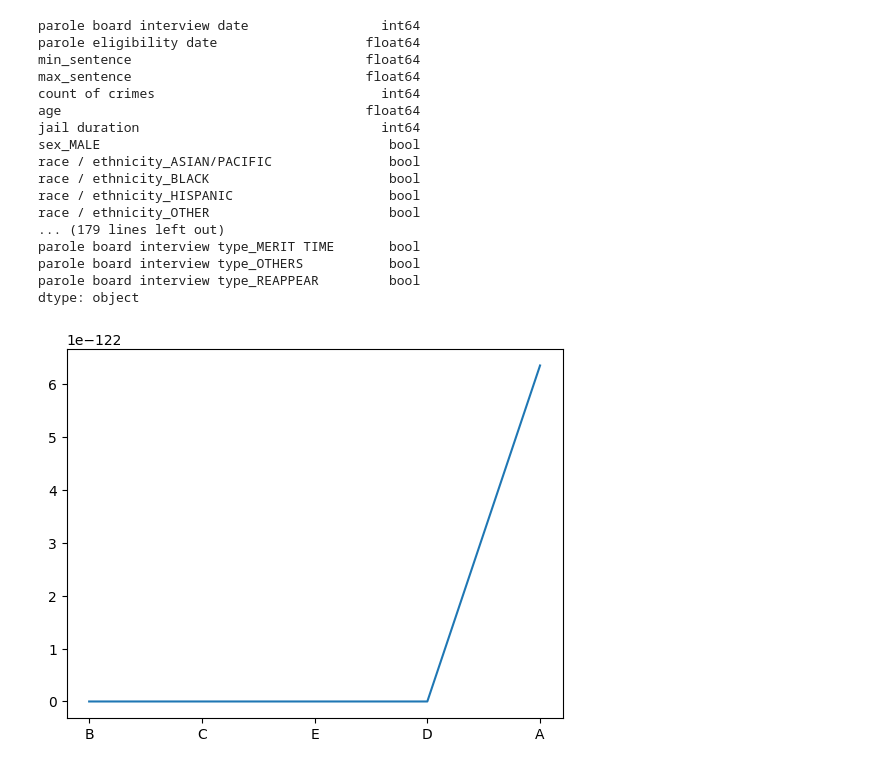
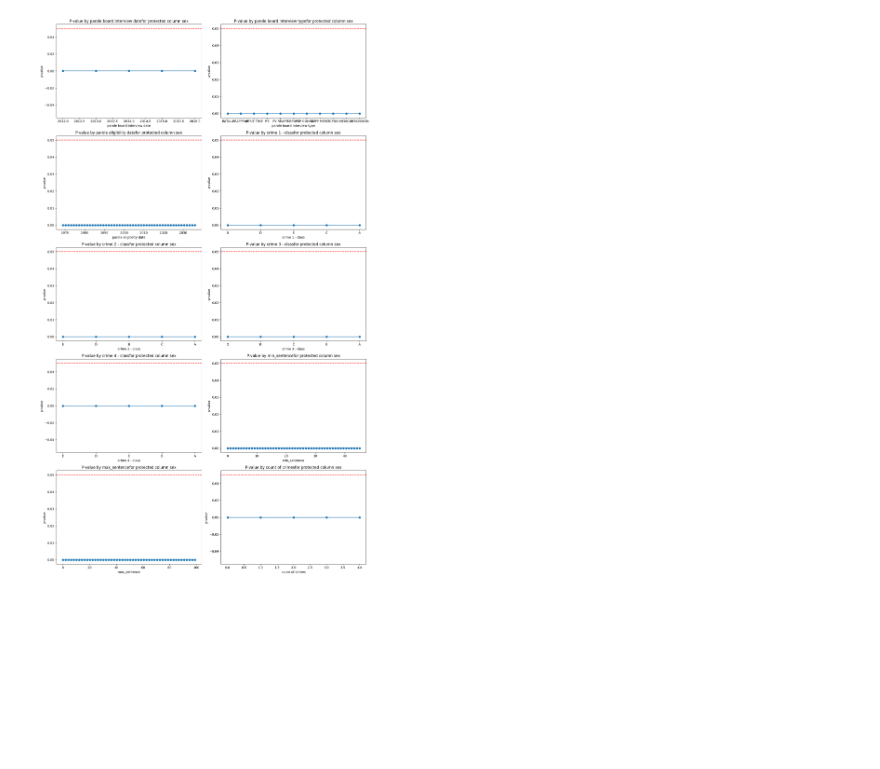
Before and after one commit to Idrissben/Interpretable-jimams, a Jupyter notebook: notebooks/step_9.ipynb, the cells around one changed output. Drawn from its saved outputs; the diff is of its cells as text; code cells hidden in the pictures; blank space fills up the shorter version.

Commit message:
adding plots

```diff
--- a/notebooks/step_9.ipynb
+++ b/notebooks/step_9.ipynb
@@ -62,24 +55,50 @@ def predict_chi_square(model, X, column, protected_column):
     plt.figure()
     plt.plot(values_final, p_values)
     plt.show()
-# %%
-predict_chi_square(xgb_classifier, raw_data.drop('y', axis=1), "crime 1 - class", "sex")
-# %% [output]
-parole board interview date                 int64
-parole eligibility date                   float64
-min_sentence                              float64
-max_sentence                              float64
-count of crimes                             int64
-age                                       float64
-jail duration                               int64
-sex_MALE                                     bool
-race / ethnicity_ASIAN/PACIFIC               bool
-race / ethnicity_BLACK                       bool
-race / ethnicity_HISPANIC                    bool
-race / ethnicity_OTHER                       bool
-... (179 lines left out)
-parole board interview type_MERIT TIME       bool
-parole board interview type_OTHERS           bool
-parole board interview type_REAPPEAR         bool
-dtype: object
-[figure, removed]
+# %%
+import numpy as np
+import matplotlib.pyplot as plt
+import pandas as pd
+from scipy.stats import chi2_contingency
+
+def predict_multiple_chi_square(model, X, columns, protected_column):
+    num_plots = len(columns)
+    num_rows = np.ceil(num_plots / 2).astype(int)  # Calculate the number of rows needed
+    fig, axs = plt.subplots(num_rows, 2, figsize=(15, num_rows * 5))  # Set up the plotting grid
+    axs = axs.flatten()  # Flatten the array of axes for easy iteration
+
+    for idx, column in enumerate(columns):
+        if X[column].dtype == 'float64':
+            values = np.linspace(X[column].min(), X[column].max(), 50)
+        else:
+            values = X[column].unique()
+
+        p_values = []
+        values_final = []
+        for value in values:
+            if not pd.isnull(value):  # More robust check for NaN
+                p_value = replace_predict_chi_square(model, X, column, protected_column, value)
+                p_values.append(p_value)
+                values_final.append(value)
+
+        # Plot on the appropriate subplot
+        ax = axs[idx]
+        ax.plot(values_final, p_values, marker='o')  # Plot the data
+        ax.set_xlabel(column)  # Set the x-axis label to the name of the column
+        ax.set_ylabel('p-value')  # Set the y-axis label to 'p-value'
+        #ax.set_ylim(0, 1)  # Set the y-axis limits from 0 to 1
+        ax.set_title('P-value by ' + column + 'for protected column ' + protected_column)  # Set the title of the subplot
+        ax.axhline(y=0.05, color='r', linestyle='--')  # Add a horizontal red line at p-value = 0.05
+
+    # Hide any unused subplots
+    for ax in axs[num_plots:]:
+        ax.set_visible(False)
+
+    plt.tight_layout()
+    plt.show()
+# %%
+features = raw_data.drop(['race / ethnicity','sex','birth date', 'year of entry', 'release date','y'], axis=1).columns
+
+predict_multiple_chi_square(xgb_classifier, raw_data.drop('y', axis=1), features, 'sex')
+# %% [output]
+[figure, added]
```
Also changed, not shown: parts of 5 cells of this notebook.
